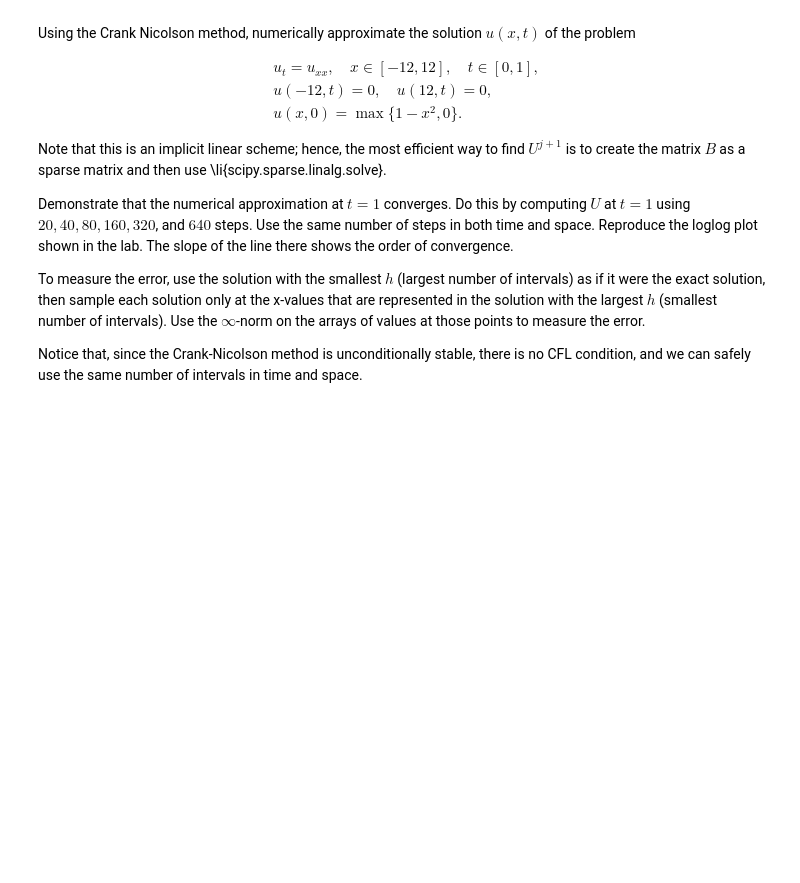
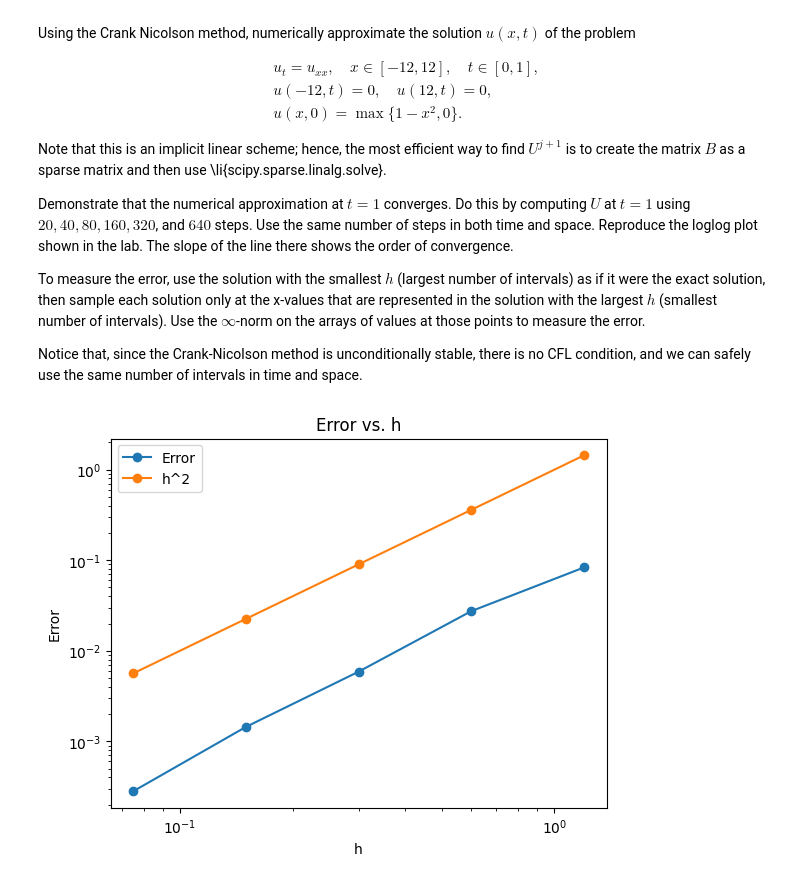
Before and after one commit to binDebug3/volume4, a Jupyter notebook: byu_vol4/HeatFlow/heat_equation.ipynb, the cells around one changed output. Drawn from its saved outputs; the diff is of its cells as text; code cells hidden in the pictures; blank space fills up the shorter version.

```diff
--- a/byu_vol4/HeatFlow/heat_equation.ipynb
+++ b/byu_vol4/HeatFlow/heat_equation.ipynb
@@ -72,13 +172,3 @@ To measure the error, use the solution with the smallest $h$ (largest number of
 Use the $\infty$-norm on the arrays of values at those points to measure the error.
 
 Notice that, since the Crank-Nicolson method is unconditionally stable, there is no CFL condition, and we can safely use the same number of intervals in time and space.
-# %%
-def heat_cn(nu,f,xbounds,tbounds,xsteps,tsteps):
-    """Computes the Crank-Nicholson solution to the heat equation initial/boundary
-    value problem:
-
-        u_t = νu_xx, x∈[x0,x1] t∈[t0,t1]
-        u(x0,t) = 0, u(x1,t) = 0
-        u(x,0) = f(x)
-    """
-    pass
@@ -84,0 +233,35 @@ def heat_cn(nu,f,xbounds,tbounds,xsteps,tsteps):
+# %%
+# initialize parameters for heat flow
+_nu = 1
+_f = lambda x: np.where(1 - x**2 > 0, 1 - x**2, 0)
+a = -12
+b = 12
+alpha = 0
+beta = 0
+T = 1
+
+# define step counts
+steps = [20, 40, 80, 160, 320, 640]
+
+# initialize list variables
+us = []
+errs = []
+h_list = [(b - a) / step for step in steps][:-1][::-1]
+
+# compute solutions
+for i, step in enumerate(steps[::-1]):
+    u, x = heat_cn(a, b, alpha, beta, _f, _nu, T, step, step)
+    if i > 0:
+        errs.append(max(np.abs(us[0][-1][::640//step] - u[-1])))
+    us.append(u)
+# %%
+#plotting stuff
+plt.loglog(h_list, errs, "-o", label="Error")
+plt.loglog(h_list, [h**2 for h in h_list], "-o", label="h^2")
+plt.title('Error vs. h')
+plt.xlabel('h')
+plt.ylabel('Error')
+plt.legend()
+plt.show()
+# %% [output]
+[figure, added]
```
Also changed, not shown: parts of 11 cells of this notebook, 15 other files.
